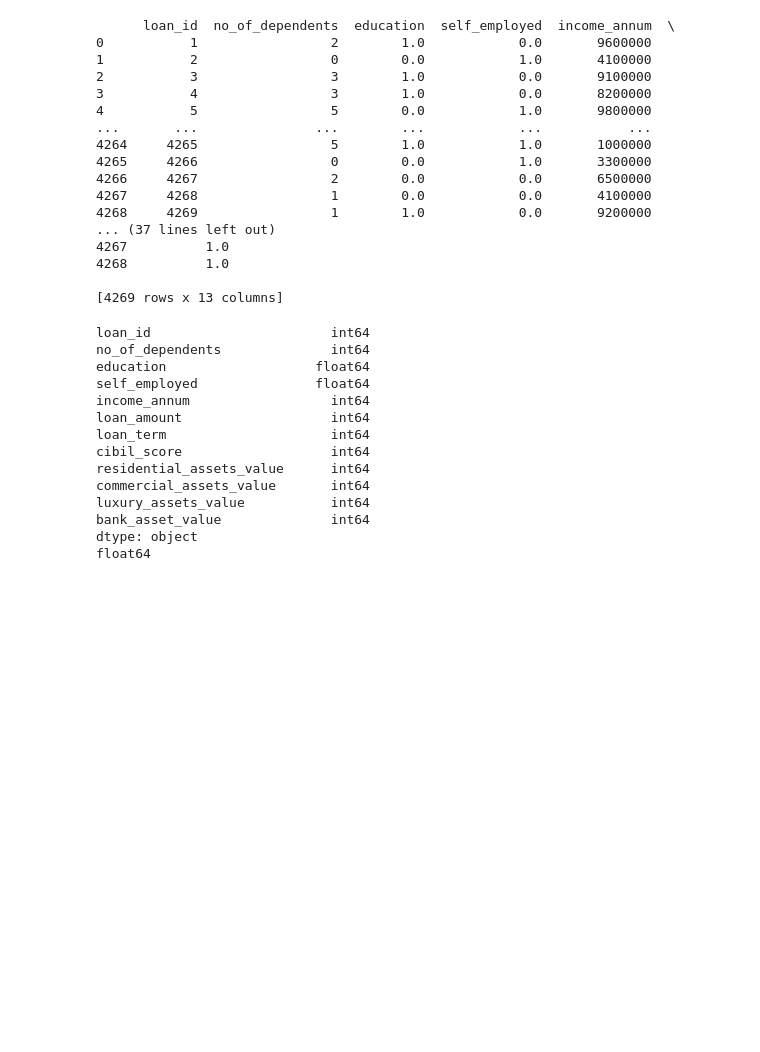
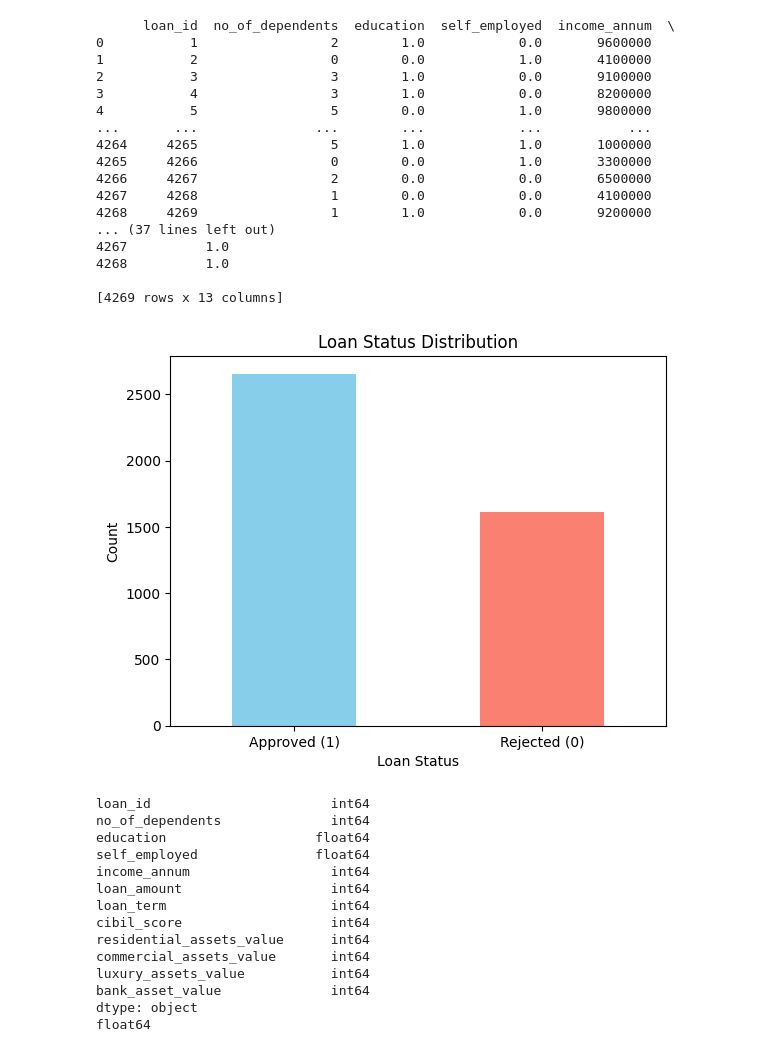
Before and after one commit to dariaccc/kaggle_loandataset, a Jupyter notebook: kaggle_loan.ipynb, the cells around one changed output. Saved outputs shown, nothing was run; the diff lists cells and outputs as text; code cells hidden in the pictures; blank space fills up the shorter version.

```diff
--- a/kaggle_loan.ipynb
+++ b/kaggle_loan.ipynb
@@ -123,6 +123,18 @@ print(loan_df)
 4268          1.0
 
 [4269 rows x 13 columns]
+# %%
+counts = loan_df["loan_status"].value_counts()
+
+# bar chart
+counts.plot(kind='bar', color=['skyblue', 'salmon'])
+plt.title('Loan Status Distribution')
+plt.xlabel('Loan Status')
+plt.ylabel('Count')
+plt.xticks([0, 1], ['Approved (1)', 'Rejected (0)'], rotation=0)
+plt.show()
+# %% [output]
+[figure, added]
 # %%
 #split the dataset
 x = loan_df.drop(columns=["loan_status"])
```
Also changed, not shown: parts of 6 cells of this notebook.
